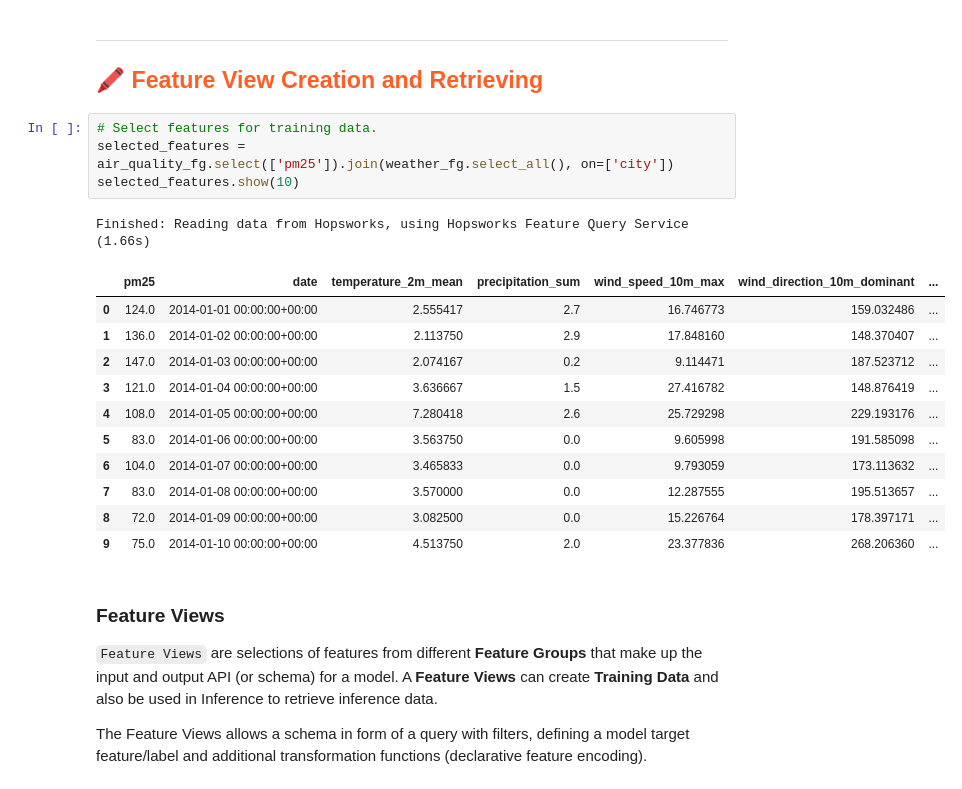
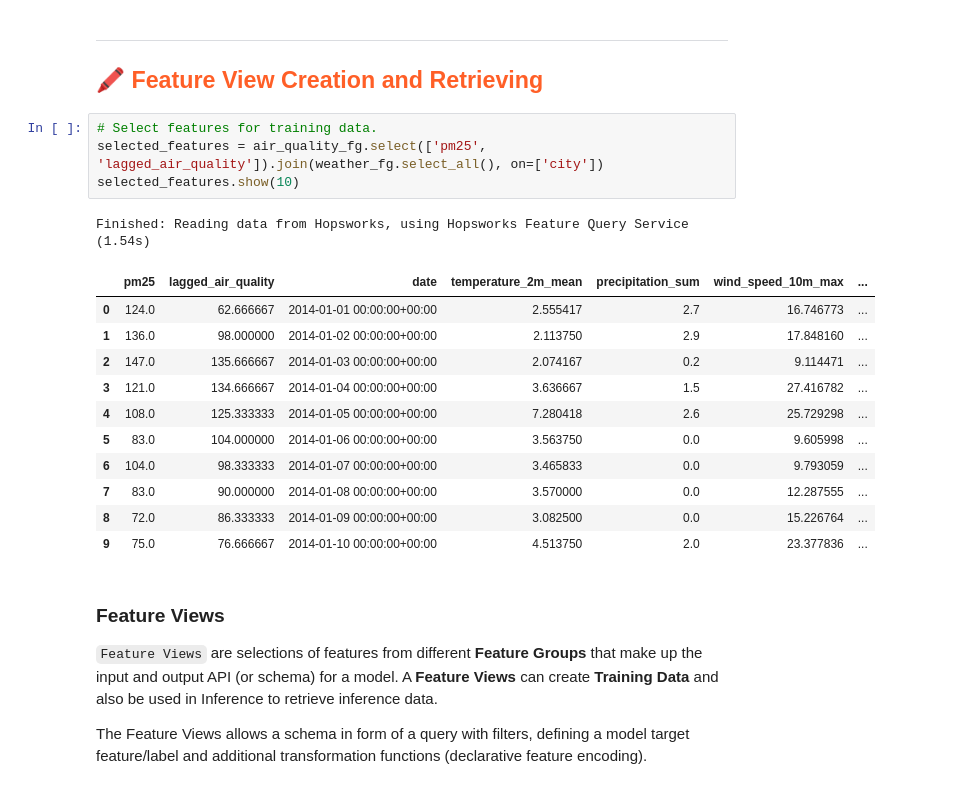
Before and after one commit to samlama111/id2223-assignment1, a Jupyter notebook: notebooks/3_air_quality_training_pipeline.ipynb, the cells around one changed output. Saved outputs shown, nothing was run; the diff lists cells and outputs as text.

```diff
--- a/notebooks/3_air_quality_training_pipeline.ipynb
+++ b/notebooks/3_air_quality_training_pipeline.ipynb
@@ -55,21 +56,21 @@ weather_fg = fs.get_feature_group(
 ## <span style="color:#ff5f27;"> 🖍 Feature View Creation and Retrieving </span>
 # %%
 # Select features for training data.
-selected_features = air_quality_fg.select(['pm25']).join(weather_fg.select_all(), on=['city'])
+selected_features = air_quality_fg.select(['pm25', 'lagged_air_quality']).join(weather_fg.select_all(), on=['city'])
 selected_features.show(10)
 # %% [output]
-Finished: Reading data from Hopsworks, using Hopsworks Feature Query Service (1.66s)
+Finished: Reading data from Hopsworks, using Hopsworks Feature Query Service (1.54s)
-|  | pm25 | date | temperature_2m_mean | precipitation_sum | wind_speed_10m_max | wind_direction_10m_dominant | ... |
-| 0 | 124.0 | 2014-01-01 00:00:00+00:00 | 2.555417 | 2.7 | 16.746773 | 159.032486 | ... |
-| 1 | 136.0 | 2014-01-02 00:00:00+00:00 | 2.113750 | 2.9 | 17.848160 | 148.370407 | ... |
-| 2 | 147.0 | 2014-01-03 00:00:00+00:00 | 2.074167 | 0.2 | 9.114471 | 187.523712 | ... |
-| 3 | 121.0 | 2014-01-04 00:00:00+00:00 | 3.636667 | 1.5 | 27.416782 | 148.876419 | ... |
-| 4 | 108.0 | 2014-01-05 00:00:00+00:00 | 7.280418 | 2.6 | 25.729298 | 229.193176 | ... |
-| 5 | 83.0 | 2014-01-06 00:00:00+00:00 | 3.563750 | 0.0 | 9.605998 | 191.585098 | ... |
-| 6 | 104.0 | 2014-01-07 00:00:00+00:00 | 3.465833 | 0.0 | 9.793059 | 173.113632 | ... |
-| 7 | 83.0 | 2014-01-08 00:00:00+00:00 | 3.570000 | 0.0 | 12.287555 | 195.513657 | ... |
-| 8 | 72.0 | 2014-01-09 00:00:00+00:00 | 3.082500 | 0.0 | 15.226764 | 178.397171 | ... |
-| 9 | 75.0 | 2014-01-10 00:00:00+00:00 | 4.513750 | 2.0 | 23.377836 | 268.206360 | ... |
+|  | pm25 | lagged_air_quality | date | temperature_2m_mean | precipitation_sum | wind_speed_10m_max | ... |
+| 0 | 124.0 | 62.666667 | 2014-01-01 00:00:00+00:00 | 2.555417 | 2.7 | 16.746773 | ... |
+| 1 | 136.0 | 98.000000 | 2014-01-02 00:00:00+00:00 | 2.113750 | 2.9 | 17.848160 | ... |
+| 2 | 147.0 | 135.666667 | 2014-01-03 00:00:00+00:00 | 2.074167 | 0.2 | 9.114471 | ... |
+| 3 | 121.0 | 134.666667 | 2014-01-04 00:00:00+00:00 | 3.636667 | 1.5 | 27.416782 | ... |
+| 4 | 108.0 | 125.333333 | 2014-01-05 00:00:00+00:00 | 7.280418 | 2.6 | 25.729298 | ... |
+| 5 | 83.0 | 104.000000 | 2014-01-06 00:00:00+00:00 | 3.563750 | 0.0 | 9.605998 | ... |
+| 6 | 104.0 | 98.333333 | 2014-01-07 00:00:00+00:00 | 3.465833 | 0.0 | 9.793059 | ... |
+| 7 | 83.0 | 90.000000 | 2014-01-08 00:00:00+00:00 | 3.570000 | 0.0 | 12.287555 | ... |
+| 8 | 72.0 | 86.333333 | 2014-01-09 00:00:00+00:00 | 3.082500 | 0.0 | 15.226764 | ... |
+| 9 | 75.0 | 76.666667 | 2014-01-10 00:00:00+00:00 | 4.513750 | 2.0 | 23.377836 | ... |
 # %% [markdown]
 ### Feature Views
 
```
Also changed, not shown: parts of 9 cells of this notebook, 3 other files.
